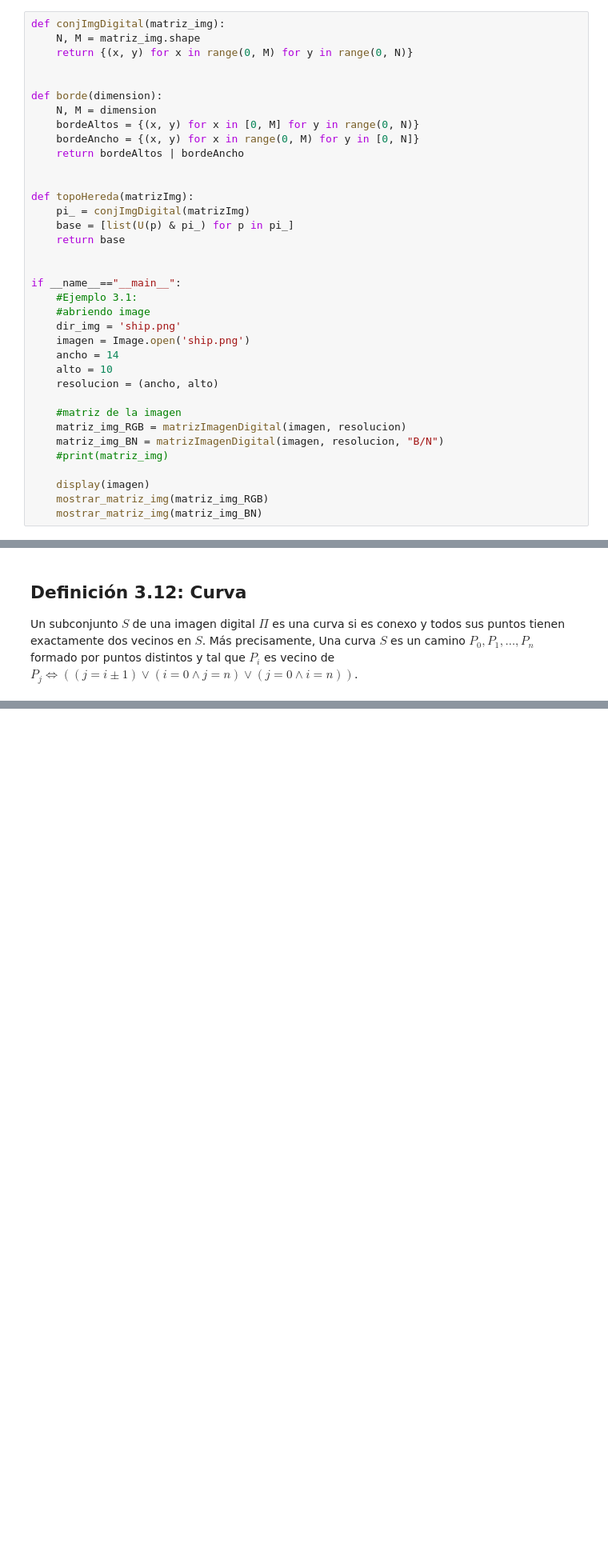
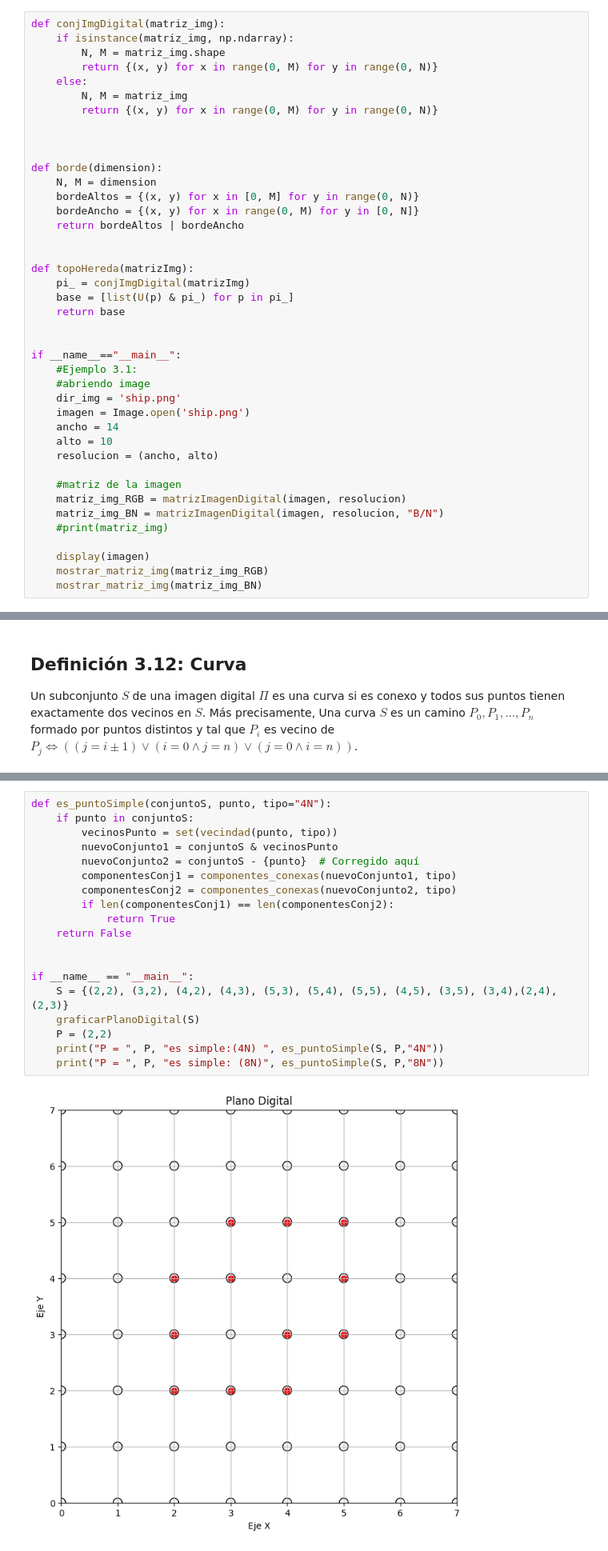
Before and after one commit to inward481/Topologia-digital, a Jupyter notebook: bases datos topologia/TopologiaDigital.ipynb, the cells around one changed output, grey strips where cells are left out. Shown at 80% size. Cells and saved outputs as stored; diff of their text form; blank space fills up the shorter version.

```diff
--- a/bases datos topologia/TopologiaDigital.ipynb
+++ b/bases datos topologia/TopologiaDigital.ipynb
@@ -520,8 +520,13 @@ $$ \mathcal{B}_{\Pi} = \{ U(P) \cap \Pi : P \in \mathbb{Z}^2 \} $$
 En consecuencia, los miembros de $ \tau_{\Pi} $ se pueden expresar como uniones de elementos de $ \mathcal{B}_{\Pi} $.
 # %%
 def conjImgDigital(matriz_img):
-    N, M = matriz_img.shape
-    return {(x, y) for x in range(0, M) for y in range(0, N)}
+    if isinstance(matriz_img, np.ndarray):
+        N, M = matriz_img.shape
+        return {(x, y) for x in range(0, M) for y in range(0, N)}
+    else:
+        N, M = matriz_img
+        return {(x, y) for x in range(0, M) for y in range(0, N)}
+
 
 
 def borde(dimension):
@@ -1125,0 +1317,21 @@ $P_{i}$ es vecino de $P_{j} ⇔ ( ( j = i ± 1 ) ∨ ( i = 0 ∧ j = n) ∨ ( j
+# %%
+def es_puntoSimple(conjuntoS, punto, tipo="4N"):
+    if punto in conjuntoS:
+        vecinosPunto = set(vecindad(punto, tipo))
+        nuevoConjunto1 = conjuntoS & vecinosPunto
+        nuevoConjunto2 = conjuntoS - {punto}  # Corregido aquí
+        componentesConj1 = componentes_conexas(nuevoConjunto1, tipo)
+        componentesConj2 = componentes_conexas(nuevoConjunto2, tipo)
+        if len(componentesConj1) == len(componentesConj2):
+            return True
+    return False
+
+
+if __name__ == "__main__":
+    S = {(2,2), (3,2), (4,2), (4,3), (5,3), (5,4), (5,5), (4,5), (3,5), (3,4),(2,4), (2,3)}
+    graficarPlanoDigital(S)
+    P = (2,2)
+    print("P = ", P, "es simple:(4N) ", es_puntoSimple(S, P,"4N"))
+    print("P = ", P, "es simple: (8N)", es_puntoSimple(S, P,"8N"))
+# %% [output]
+[figure, added]
```
Also changed, not shown: parts of 18 cells of this notebook, 13 other files.
